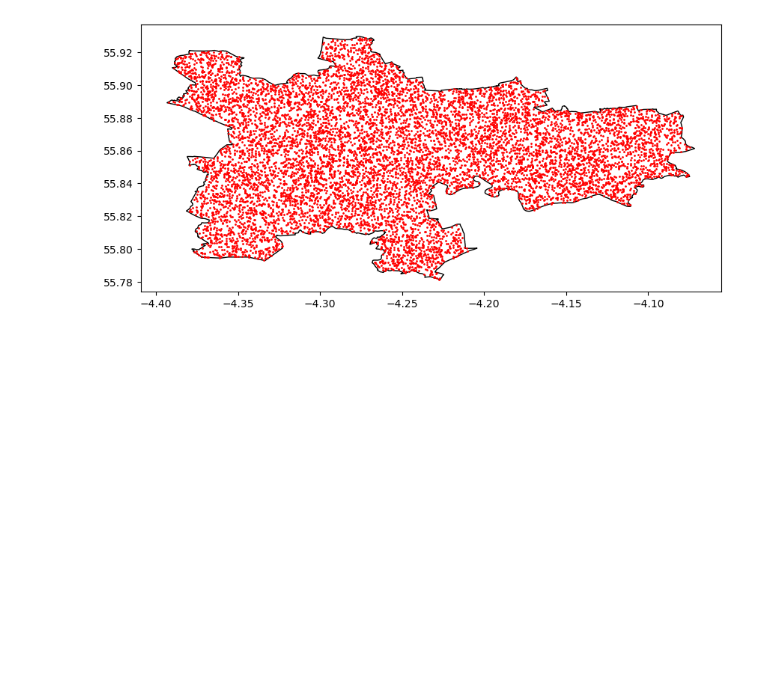
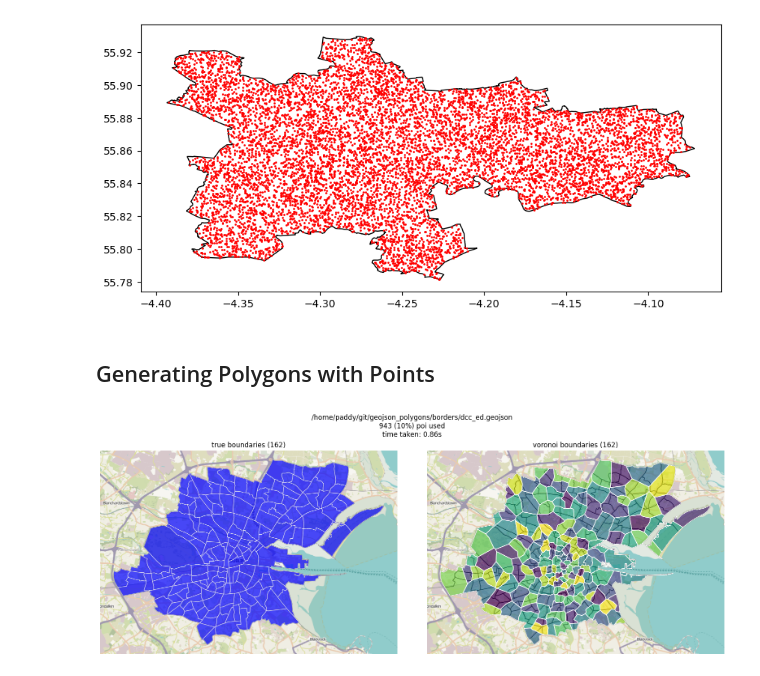
Before and after one commit to paddeaux/radian, a Jupyter notebook: new_features.ipynb, the cells around one changed output. Drawn from its saved outputs; the diff is of its cells as text; code cells hidden in the pictures; blank space fills up the shorter version.

```diff
--- a/new_features.ipynb
+++ b/new_features.ipynb
@@ -484,3 +484,5 @@ old uniform generation...
 old uniform time = 0.783193826675415
 [figure]
 [figure]
+# %% [markdown]
+## Generating Polygons with Points
@@ -486,0 +562,18 @@ old uniform time = 0.783193826675415
+# %%
+geojson_path = os.path.join(os.path.dirname(os.getcwd()), "geojson_polygons/borders")
+
+dublin_bounds = os.path.join(geojson_path,"dcc_ed.geojson")
+dublin_poi = os.path.join(geojson_path,"dublin_poi.geojson")
+
+london_bounds = os.path.join(geojson_path,"london_wards.geojson")
+london_poi = os.path.join(geojson_path,"london_poi.geojson")
+
+ireland_bounds = os.path.join(geojson_path,"ireland_counties.geojson")
+ireland_poi = os.path.join(geojson_path,"ireland_poi.geojson")
+
+epsg = 3857
+
+#for x in np.linspace(0.1,0.1,1):
+bound_compare_voronoi(dublin_bounds, dublin_poi, epsg, 0.1)
+# %% [output]
+[figure, added]
```
Also changed, not shown: parts of 8 cells of this notebook, 5 other files.
